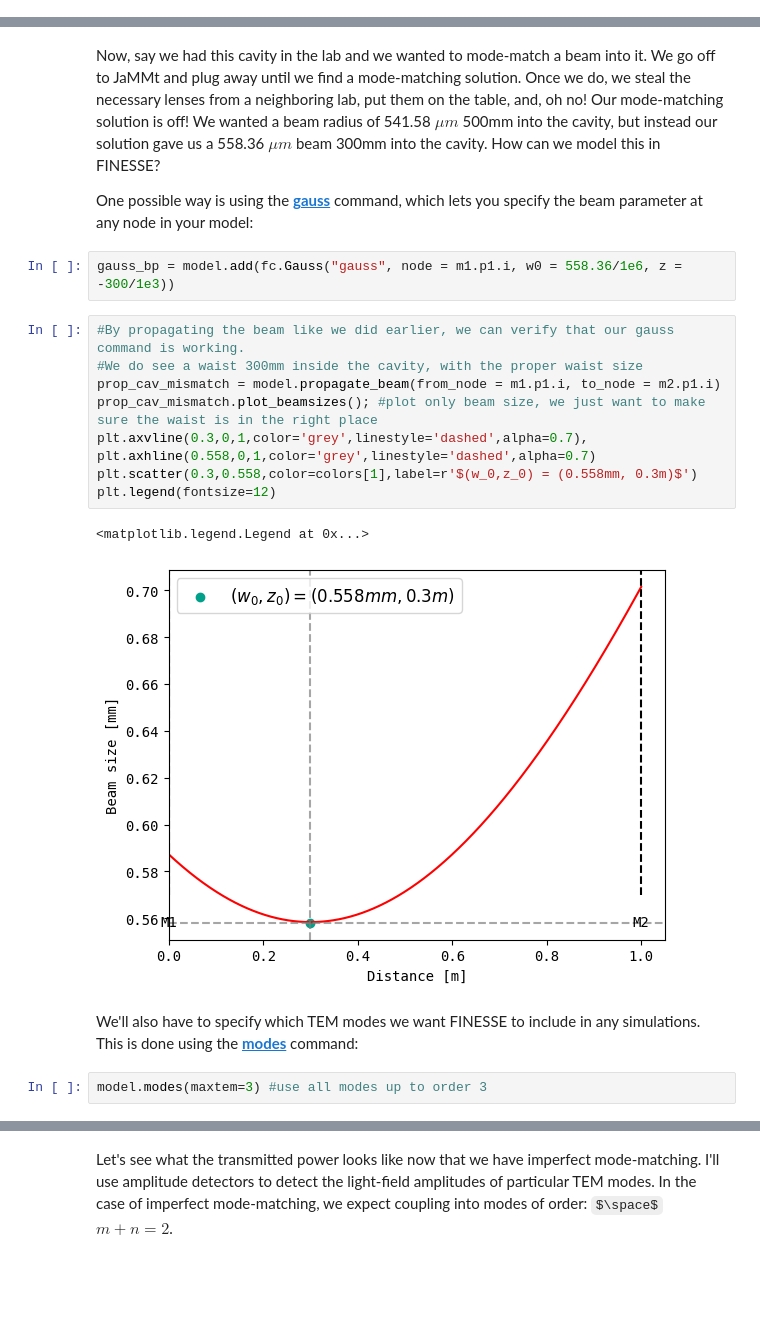
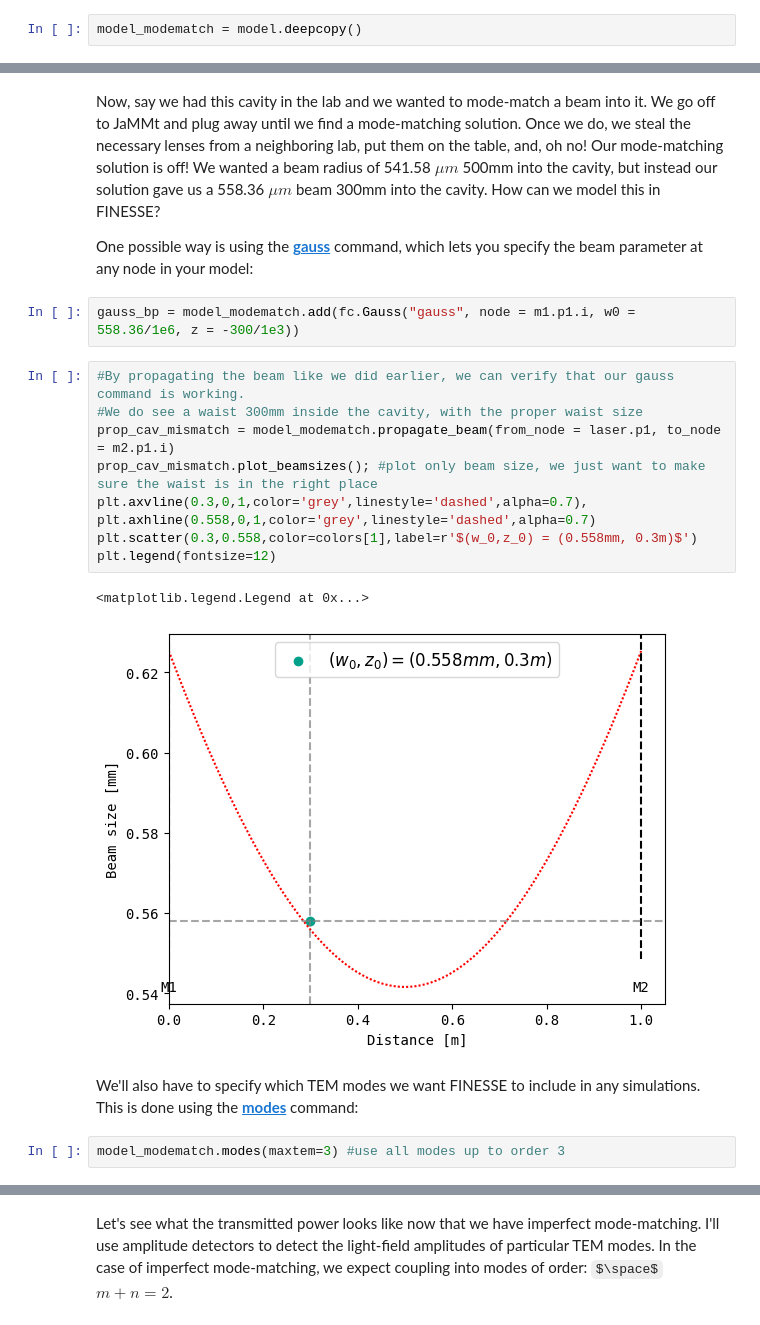
Before and after one commit to chance-jackson/Finesse-Workshop, a Jupyter notebook: notebooks/Workshop_Session2_2025/HOM_notebook.ipynb, the cells around one changed output, grey strips where cells are left out. Saved outputs shown, nothing was run; the diff lists cells and outputs as text; some formulas as TeX source; blank space fills up the shorter version.

```diff
--- a/notebooks/Workshop_Session2_2025/HOM_notebook.ipynb
+++ b/notebooks/Workshop_Session2_2025/HOM_notebook.ipynb
@@ -157,3 +155,5 @@ Cavity Round-Trip Gouy Phase (x,y):  [120. 120.]
+# %%
+model_modematch = model.deepcopy()
 # %% [markdown]
 
 
@@ -169,21 +169,21 @@ Now, say we had this cavity in the lab and we wanted to mode-match a beam into i
 
 One possible way is using the [**gauss**](#gauss) command, which lets you specify the beam parameter at any node in your model:
 # %%
-gauss_bp = model.add(fc.Gauss("gauss", node = m1.p1.i, w0 = 558.36/1e6, z = -300/1e3))
+gauss_bp = model_modematch.add(fc.Gauss("gauss", node = m1.p1.i, w0 = 558.36/1e6, z = -300/1e3))
 # %%
 #By propagating the beam like we did earlier, we can verify that our gauss command is working.
 #We do see a waist 300mm inside the cavity, with the proper waist size
-prop_cav_mismatch = model.propagate_beam(from_node = m1.p1.i, to_node = m2.p1.i)
+prop_cav_mismatch = model_modematch.propagate_beam(from_node = laser.p1, to_node = m2.p1.i)
 prop_cav_mismatch.plot_beamsizes(); #plot only beam size, we just want to make sure the waist is in the right place
 plt.axvline(0.3,0,1,color='grey',linestyle='dashed',alpha=0.7), plt.axhline(0.558,0,1,color='grey',linestyle='dashed',alpha=0.7)
 plt.scatter(0.3,0.558,color=colors[1],label=r'$(w_0,z_0) = (0.558mm, 0.3m)$')
 plt.legend(fontsize=12)
 # %% [output]
 <matplotlib.legend.Legend at 0x...>
-[figure, old version]
+[figure, new version]
 # %% [markdown]
 We'll also have to specify which TEM modes we want FINESSE to include in any simulations. This is done using the [**modes**](#modes) command:
 # %%
-model.modes(maxtem=3) #use all modes up to order 3
+model_modematch.modes(maxtem=3) #use all modes up to order 3
 # %%
 #Now we can check for mismatches again
```
Also changed, not shown: parts of 10 cells of this notebook.
